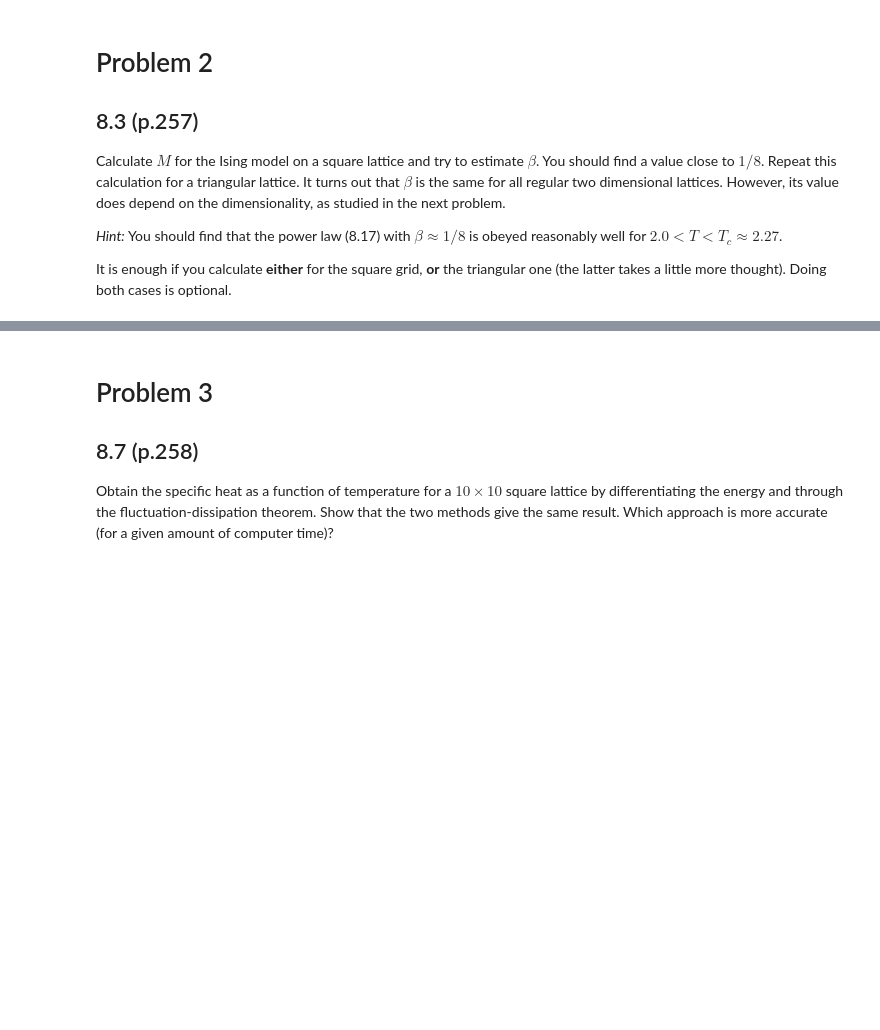
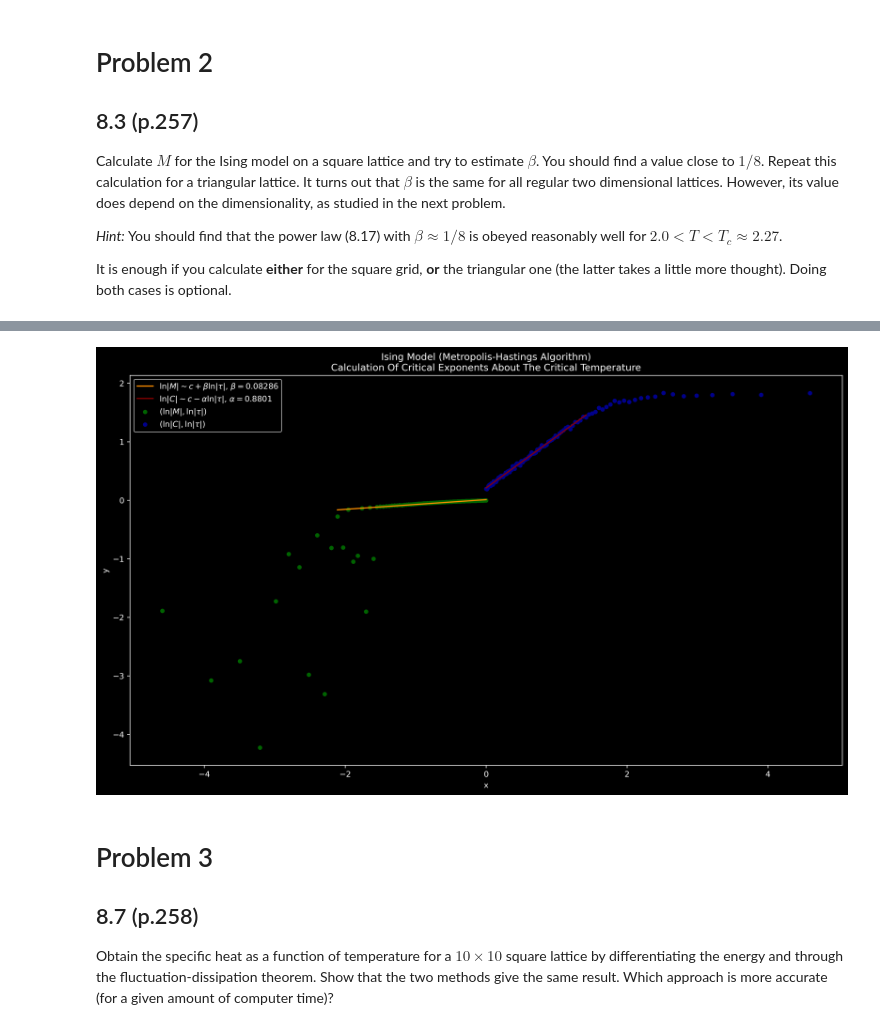
Before and after one commit to ethank5149/PurduePHYS580, a Jupyter notebook: Homework/HW5/HW5out.ipynb, the cells around one changed output, grey strips where cells are left out. Saved outputs shown, nothing was run; the diff lists cells and outputs as text; code cells hidden in the pictures; blank space fills up the shorter version.

```diff
--- a/Homework/HW5/HW5out.ipynb
+++ b/Homework/HW5/HW5out.ipynb
@@ -87,2 +190,0 @@ Cannot resolve setattr: (instance.jitclass.IsingLattice#1c9e9904f70<height:int64
-# %%
-_, T_beta, _, M_beta, _, _ = L_beta.simulate()
@@ -107,2 +190,0 @@ Sweeping Temperatures: 99.95 %
-# %%
-T_alpha, _, _, C_alpha, _ = L_alpha.simulate()
@@ -151,3 +273,14 @@ fig.savefig('IsingModel')
+# %%
+fig, ax = plt.subplots(1, 1, figsize=(16, 9), dpi=300)
+ax.set_title('Ising Model (Metropolis-Hastings Algorithm)\nCalculation Of Critical Exponents About The Critical Temperature')
+df2b_.plot(       'x', 'fit', ax=ax, c='darkorange', label=rf'$\ln\left|M\right|\sim c+\beta\ln\left|\tau\right|$, $\beta={beta:0.4g}$')
+df2a_.plot(       'x', 'fit', ax=ax,   c='darkred', label=rf'$\ln\left|C\right|\sim c-\alpha\ln\left|\tau\right|$, $\alpha={alpha:0.4g}$')
+df2b.plot.scatter('x',   'y', ax=ax,  c='darkgreen', label=r'$\left(\ln\left|M\right|,\ln\left|\tau\right|\right)$')
+df2a.plot.scatter('x',   'y', ax=ax,    c='darkblue', label=r'$\left(\ln\left|C\right|,\ln\left|\tau\right|\right)$')
+ax.legend()
+fig.savefig('plots/Problem2_results')
+# %% [output]
+[figure, added]
 # %% [markdown]
 # Problem 3
 ## 8.7 (p.258)
```
Also changed, not shown: parts of 24 cells of this notebook.
